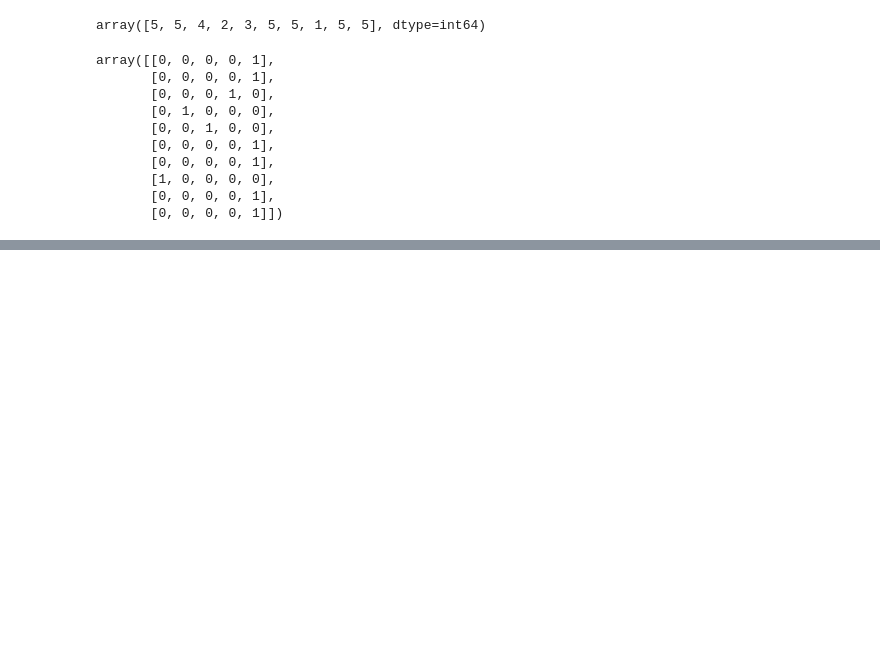
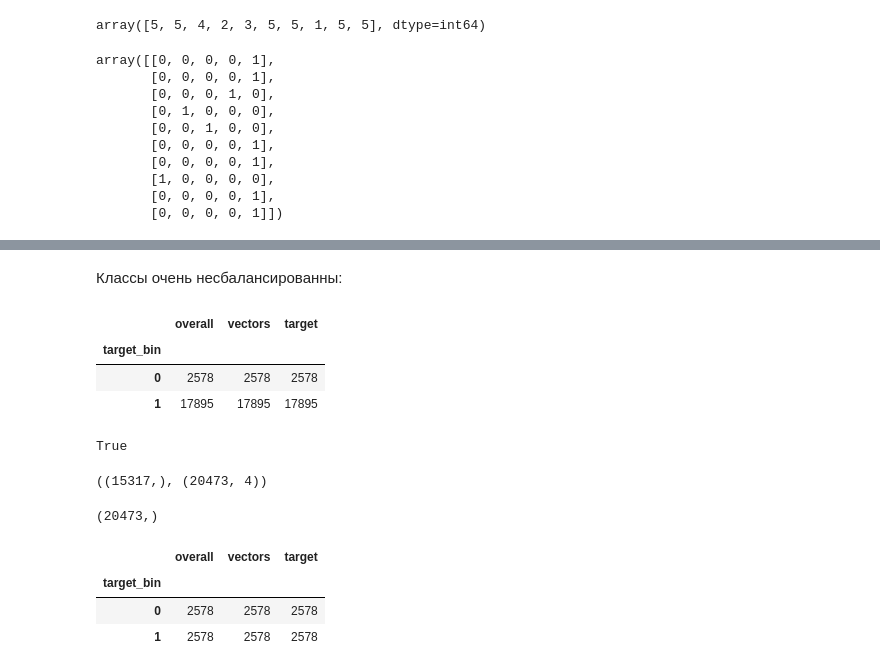
Before and after one commit to LomotinKonstantin/DomainAdaptation, a Jupyter notebook: LSTM_classifier.ipynb, the cells around one changed output, grey strips where cells are left out. Drawn from its saved outputs; the diff is of its cells as text; code cells hidden in the pictures; blank space fills up the shorter version.

```diff
--- a/LSTM_classifier.ipynb
+++ b/LSTM_classifier.ipynb
@@ -189,0 +205,9 @@ array([[0, 0, 0, 0, 1],
+# %% [markdown]
+Классы очень несбалансированны:
+# %%
+auto_df.groupby("target_bin").count()
+# %% [output]
+|  | overall | vectors | target |
+| target_bin |  |  |  |
+| 0 | 2578 | 2578 | 2578 |
+| 1 | 17895 | 17895 | 17895 |
@@ -189,0 +218,20 @@ array([[0, 0, 0, 0, 1],
+# %%
+all(auto_df.loc[ind_to_drop, "target_bin"])
+# %% [output]
+True
+# %%
+ind_to_drop.shape, auto_df.shape
+# %% [output]
+((15317,), (20473, 4))
+# %%
+np.unique(auto_df.index).shape
+# %% [output]
+(20473,)
+# %%
+balanced_df = auto_df.drop(ind_to_drop, axis=0)
+balanced_df.groupby("target_bin").count()
+# %% [output]
+|  | overall | vectors | target |
+| target_bin |  |  |  |
+| 0 | 2578 | 2578 | 2578 |
+| 1 | 2578 | 2578 | 2578 |
```
Also changed, not shown: parts of 13 cells of this notebook, 2 other files.
